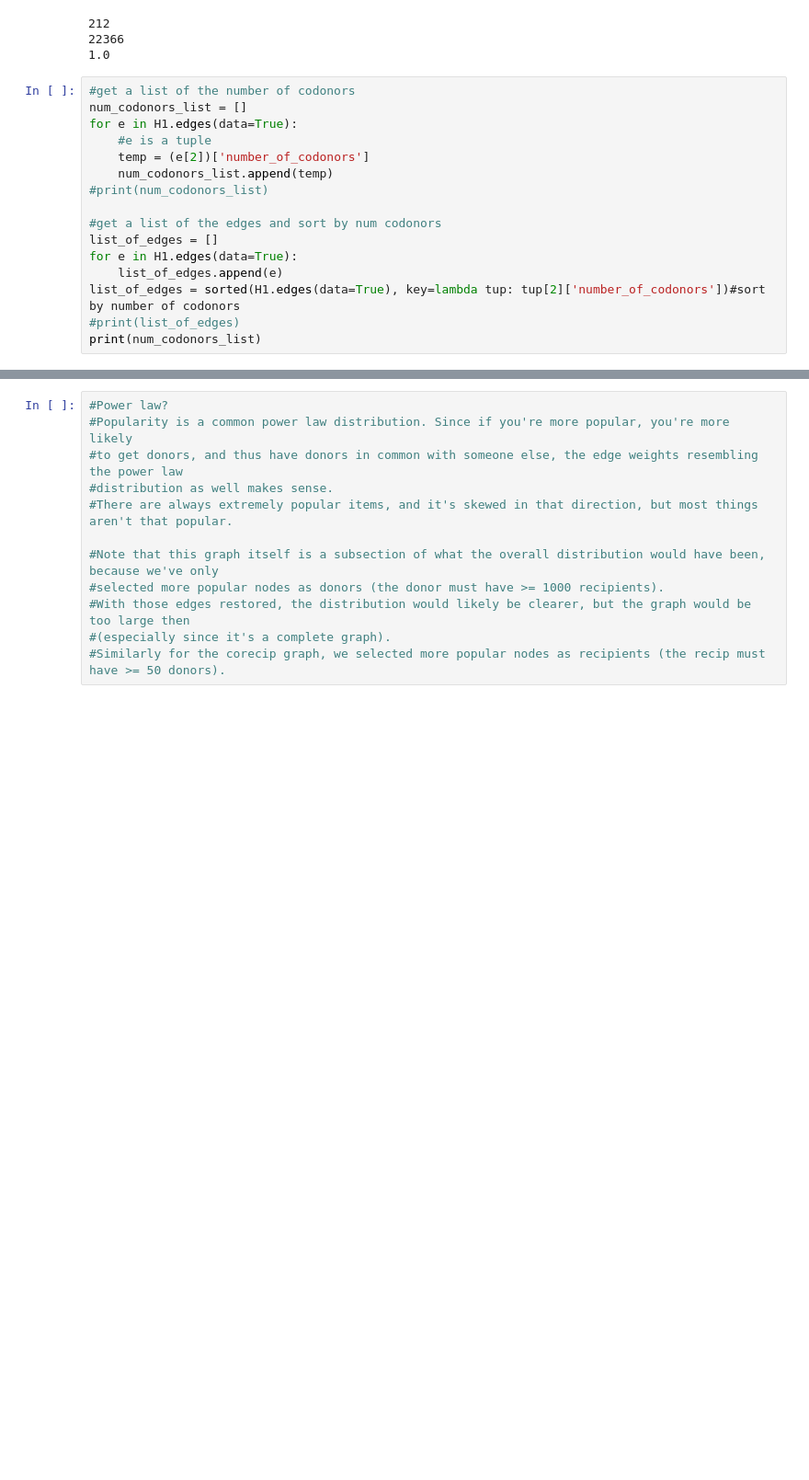
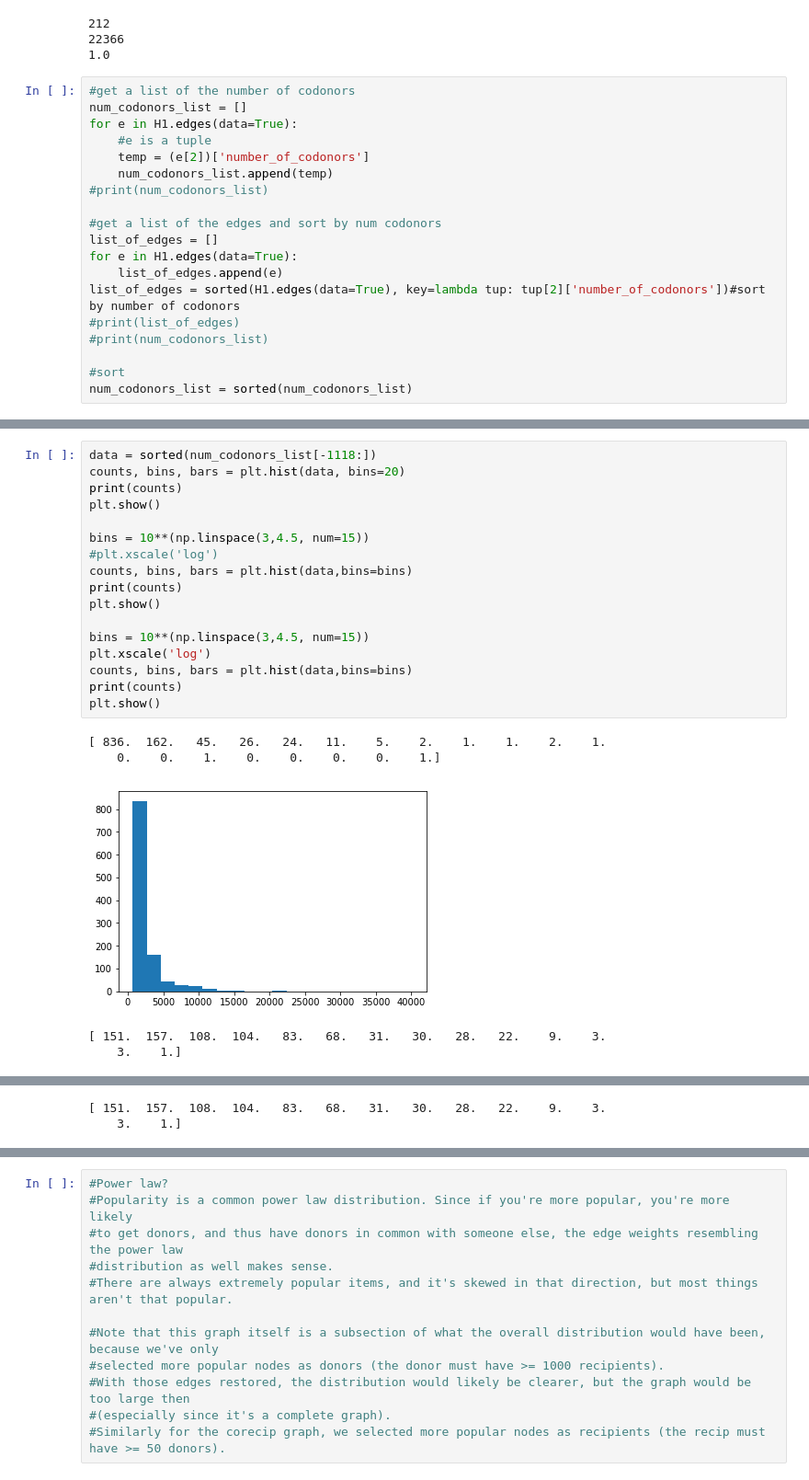
Before and after one commit to arjunhrao/codonor_network_research, a Jupyter notebook: codonor_network_graph_analysis.ipynb, the cells around one changed output, grey strips where cells are left out. Shown at 92% size. Cells and saved outputs as stored; diff of their text form; blank space fills up the shorter version.

```diff
--- a/codonor_network_graph_analysis.ipynb
+++ b/codonor_network_graph_analysis.ipynb
@@ -26,4 +26,7 @@ for e in H1.edges(data=True):
     list_of_edges.append(e)
 list_of_edges = sorted(H1.edges(data=True), key=lambda tup: tup[2]['number_of_codonors'])#sort by number of codonors
 #print(list_of_edges)
-print(num_codonors_list)
+#print(num_codonors_list)
+
+#sort
+num_codonors_list = sorted(num_codonors_list)
@@ -73,3 +73,26 @@ print(list_of_edges[-1])
 [ 1353.  2506.  3301.  3507.  2900.  2314.  1882.  1318.   826.]
 [figure]
 ('TAMMY BALDWIN', 'ELIZABETH WARREN', {'number_of_codonors': 40203})
+# %%
+data = sorted(num_codonors_list[-1118:])
+counts, bins, bars = plt.hist(data, bins=20)
+print(counts)
+plt.show()
+
+bins = 10**(np.linspace(3,4.5, num=15))
+#plt.xscale('log')
+counts, bins, bars = plt.hist(data,bins=bins)
+print(counts)
+plt.show()
+
+bins = 10**(np.linspace(3,4.5, num=15))
+plt.xscale('log')
+counts, bins, bars = plt.hist(data,bins=bins)
+print(counts)
+plt.show()
+# %% [output]
+[ 836.  162.   45.   26.   24.   11.    5.    2.    1.    1.    2.    1.
+    0.    0.    1.    0.    0.    0.    0.    1.]
+[figure, added]
+[ 151.  157.  108.  104.   83.   68.   31.   30.   28.   22.    9.    3.
+    3.    1.]
@@ -75,0 +100,2 @@ print(list_of_edges[-1])
+[ 151.  157.  108.  104.   83.   68.   31.   30.   28.   22.    9.    3.
+    3.    1.]
```
Also changed, not shown: parts of 9 cells of this notebook, 12 other files.
